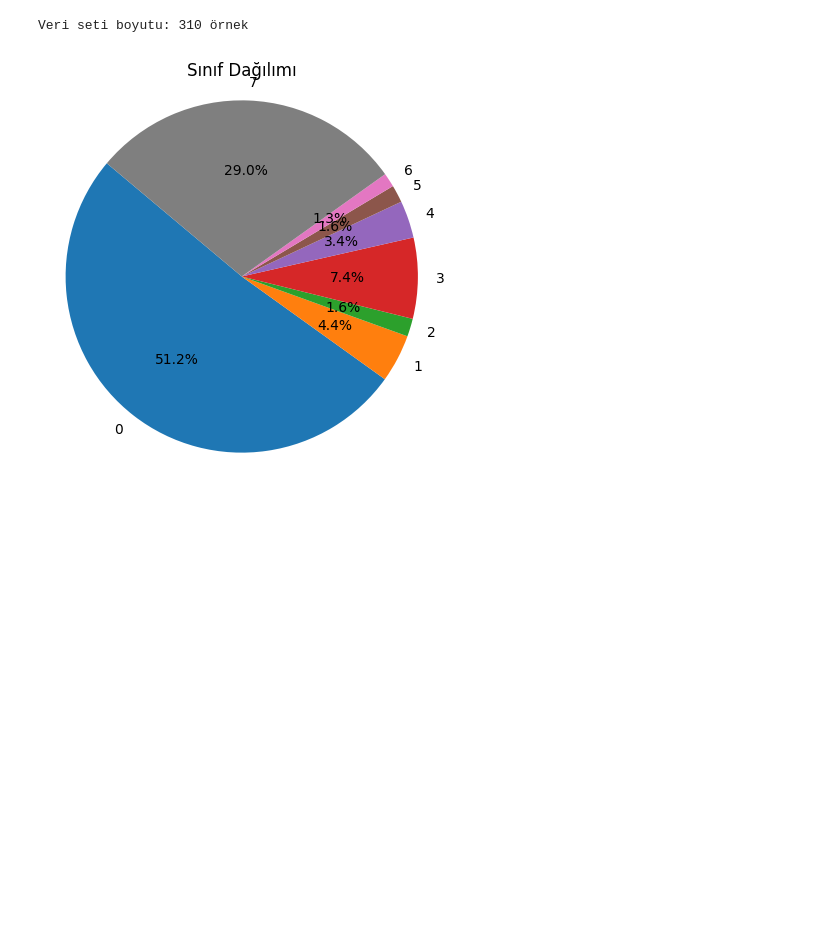
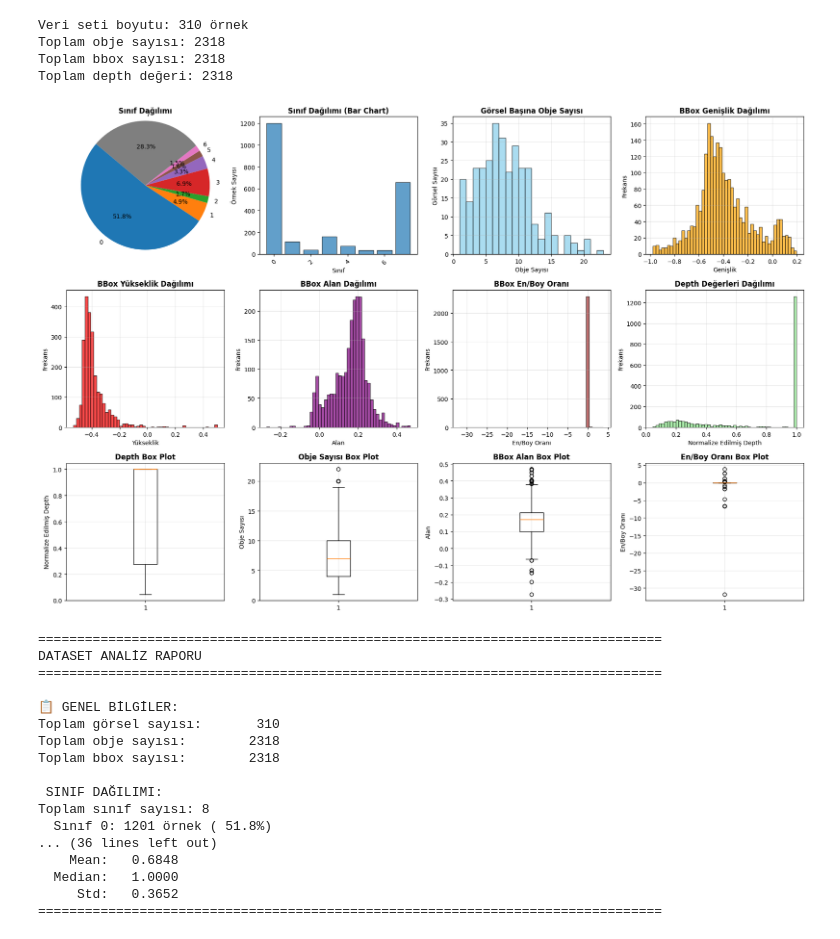
Before and after one commit to mehmeteminuludag/RealTime3DObjectDetection, a Jupyter notebook: 3DObjectDetection.ipynb, the cells around one changed output. Cells and saved outputs as stored; diff of their text form; code cells hidden in the pictures; blank space fills up the shorter version.

```diff
--- a/3DObjectDetection.ipynb
+++ b/3DObjectDetection.ipynb
@@ -188,44 +1494,15 @@ batch_size=2
 
 transform = transforms.Compose([
     transforms.Resize((image_size, image_size)),
-    transforms.ToTensor(),
-    transforms.Normalize((0.5,), (0.5,))
+    transforms.ToTensor()
 ])
 
-train_val_dataset = KITTI_Dataset(data_path=data_path, transform=transform, mode='train')
+train_val_dataset = KITTI_Dataset(data_path=data_path ,transform=transform, mode='train')
 train_size = int(0.8 * len(train_val_dataset))  # ~155 sahne
 val_size = len(train_val_dataset) - train_size  # ~39 sahne
 train_dataset, val_dataset = random_split(train_val_dataset, [train_size, val_size])
-val_dataset.dataset.mode = 'val'
 #test_dataset  = KITTI_Dataset(test_path,transform)
 
 train_loader = DataLoader(train_dataset, batch_size=batch_size, shuffle=True, pin_memory=True, num_workers=0,collate_fn=kitti_collate_fn)
 #test_loader = DataLoader(test_dataset, batch_size=batch_size, shuffle=False,pin_memory=True, num_workers=0,collate_fn=kitti_collate_fn)
 val_loader = DataLoader(val_dataset, batch_size=batch_size, shuffle=False, pin_memory=True, num_workers=0,collate_fn=kitti_collate_fn)
-# %%
-print(f"Veri seti boyutu: {len(train_dataset)} örnek")
-cls_labels=[]
-depth_maps = []
-bboxes = []
-for i in range(len(train_dataset)):
-  for j in range(len(train_dataset[i][1])):
-    cls_labels.append(train_dataset[i][1][j][0])
-    depth_maps.append(train_dataset[i][1][j][5])
-    bboxes.append(train_dataset[i][1][j][1:4])
-# %% [output]
-Veri seti boyutu: 310 örnek
-# %%
-cls_distribution = Counter(cls_labels)
-sorted_cls_distribution = sorted(cls_distribution.items(), key=lambda x: x[0])
-
-class_weights = torch.tensor([i[1]for i in sorted_cls_distribution],
-                             dtype=torch.float32).to(device)
-labels, values = zip(*sorted_cls_distribution)
-
-plt.figure(figsize=(5, 5))
-plt.pie(values, labels=labels, autopct='%1.1f%%', startangle=140)
-plt.title('Sınıf Dağılımı')
-plt.axis('equal')
-plt.show()
-# %% [output]
-[figure, removed]
@@ -1087,0 +1509,25 @@ def train_model(model, train_loader, val_loader, num_epochs=100,
+# %%
+results = analyze_dataset(train_dataset,device)
+# %% [output]
+Veri seti boyutu: 310 örnek
+Toplam obje sayısı: 2318
+Toplam bbox sayısı: 2318
+Toplam depth değeri: 2318
+[figure, added]
+================================================================================
+DATASET ANALİZ RAPORU
+================================================================================
+
+📋 GENEL BİLGİLER:
+Toplam görsel sayısı:       310
+Toplam obje sayısı:        2318
+Toplam bbox sayısı:        2318
+
+ SINIF DAĞILIMI:
+Toplam sınıf sayısı: 8
+  Sınıf 0: 1201 örnek ( 51.8%)
+... (36 lines left out)
+    Mean:   0.6848
+  Median:   1.0000
+     Std:   0.3652
+================================================================================
```
Also changed, not shown: parts of 14 cells of this notebook.
